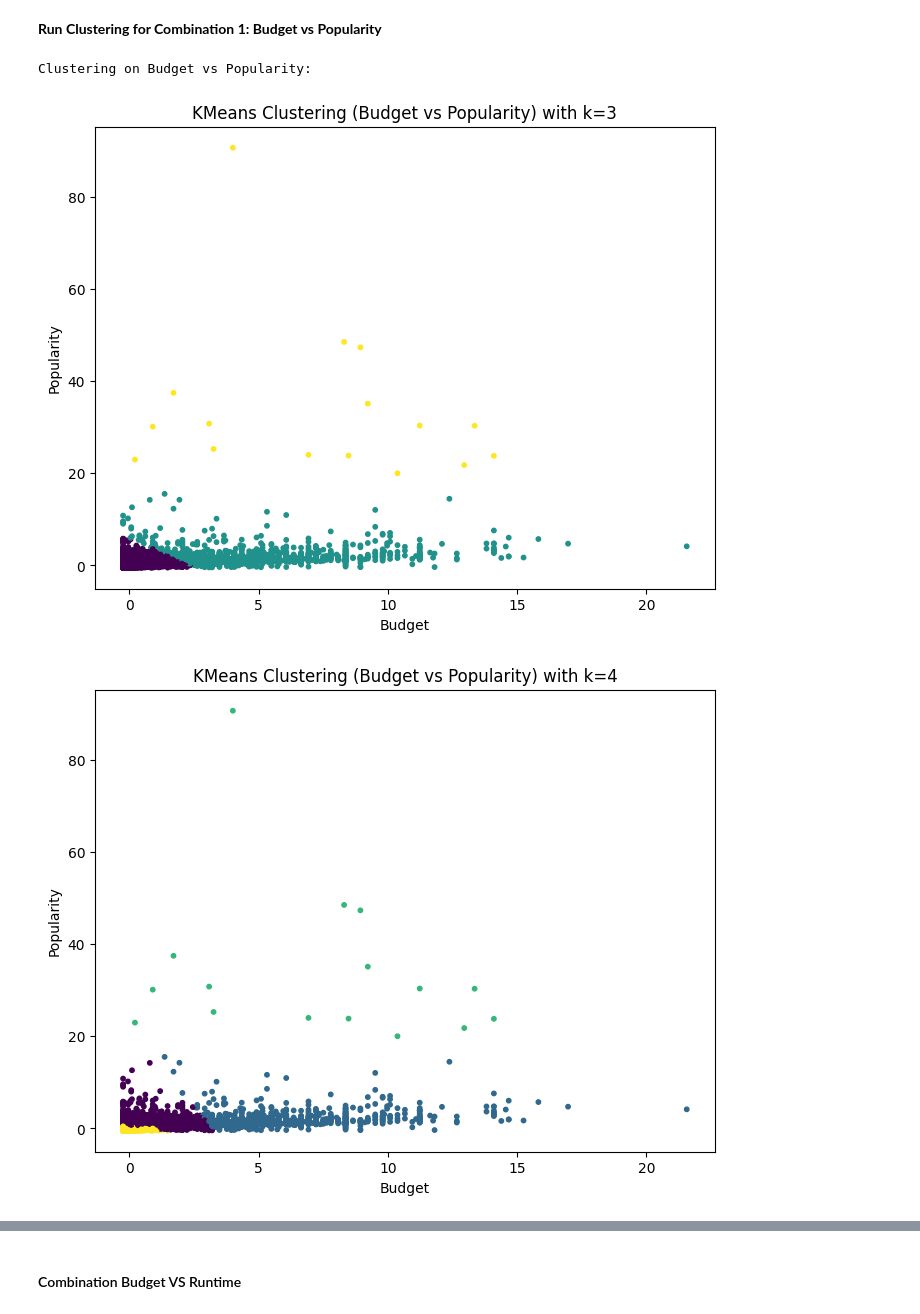
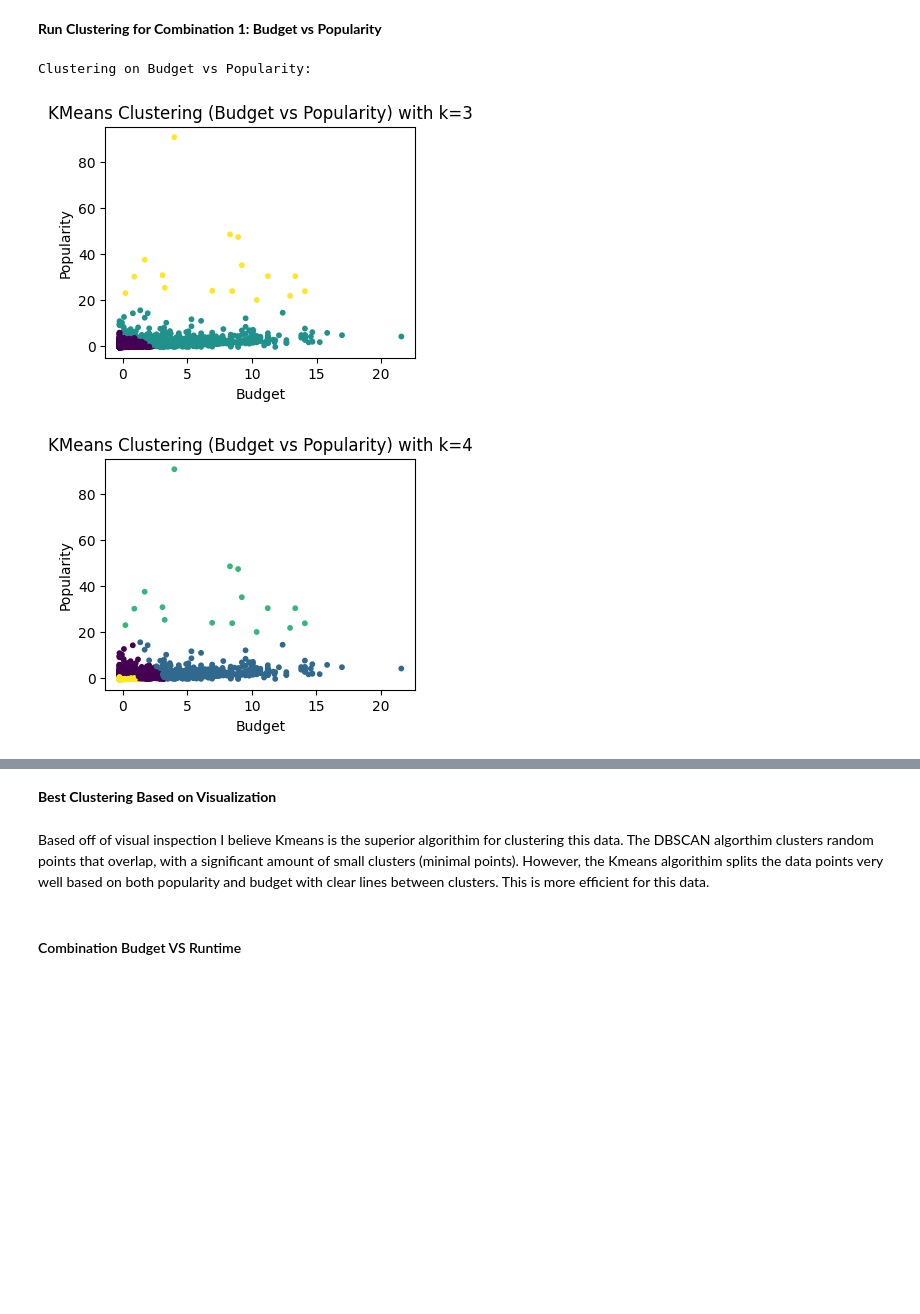
Before and after one commit to maddierioux/CSI4142_A4, a Jupyter notebook: Studies.ipynb, the cells around one changed output, grey strips where cells are left out. Saved outputs shown, nothing was run; the diff lists cells and outputs as text; code cells hidden in the pictures; blank space fills up the shorter version.

```diff
--- a/Studies.ipynb
+++ b/Studies.ipynb
@@ -599,15 +624,15 @@ def find_optimal_k_manual(data, combo_name, max_k=10):
 
 ## Running K means using optimal k value as determined before
 
-def run_kmeans_with_optimal_k(data, combo_name):
-    optimal_k = find_optimal_k_manual(data, combo_name)
-    kmeans = KMeans(n_clusters=optimal_k, random_state=42, n_init=10)
-    clusters = kmeans.fit_predict(data)
+def run_kmeans_with_optimal_k(data, combo_name, k_values):
+    for k in k_values:
+        kmeans = KMeans(n_clusters=k, random_state=42, n_init=10)
+        clusters = kmeans.fit_predict(data)
 
-    # Plot results
-    plt.figure(figsize=(8, 6))
-    plt.scatter(data[:, 0], data[:, 1], c=clusters, cmap='viridis', s=10)
-    plt.title(f'KMeans Clustering ({combo_name}) with k={optimal_k}')
-    plt.xlabel(combo_name.split(" vs ")[0])
-    plt.ylabel(combo_name.split(" vs ")[1])
-    plt.show()
+        # Plot results
+        plt.figure(figsize=(4, 3))
+        plt.scatter(data[:, 0], data[:, 1], c=clusters, cmap='viridis', s=10)
+        plt.title(f'KMeans Clustering ({combo_name}) with k={k}')
+        plt.xlabel(combo_name.split(" vs ")[0])
+        plt.ylabel(combo_name.split(" vs ")[1])
+        plt.show()
@@ -620,12 +647,14 @@ def run_dbscan(data, combo_name, eps_values, min_samples_values):
             clusters = dbscan.fit_predict(data)
 
             # Plot results
-            plt.figure(figsize=(8, 6))
+            plt.figure(figsize=(4, 3))
             plt.scatter(data[:, 0], data[:, 1], c=clusters, cmap='viridis', s=10)
             plt.title(f'DBSCAN Clustering ({combo_name}) with eps={eps}, min_samples={min_samples}')
             plt.xlabel(combo_name.split(" vs ")[0])
             plt.ylabel(combo_name.split(" vs ")[1])
             plt.show()
+# %%
+scaler = StandardScaler()
 # %% [markdown]
 #### Combination Budget VS Popularity
 # %%
@@ -644,12 +673,12 @@ As we can see the optimal # of clusters occurs right around 4. We will use 3, 4,
 # %%
 print('Clustering on Budget vs Popularity:')
 k_values = [3,4,5]
 eps_values = [0.3, 0.5]
 min_samples_values = [5, 10]
 
-run_kmeans(combo1_scaled, 'Budget vs Popularity', k_values)
+run_kmeans_with_optimal_k(combo1_scaled, 'Budget vs Popularity', k_values)
 run_dbscan(combo1_scaled, 'Budget vs Popularity', eps_values, min_samples_values)
 # %% [output]
 Clustering on Budget vs Popularity:
-[figure, old version]
+[figure, new version]
-[figure, old version]
+[figure, new version]
@@ -661,3 +690,7 @@ Clustering on Budget vs Popularity:
+# %% [markdown]
+**Best Clustering Based on Visualization**
+# %% [markdown]
+Based off of visual inspection I believe Kmeans is the superior algorithim for clustering this data. The DBSCAN algorthim clusters random points that overlap, with a significant amount of small clusters (minimal points). However, the Kmeans algorithim splits the data points very well based on both popularity and budget with clear lines between clusters. This is more efficient for this data.
 # %% [markdown]
 #### Combination Budget VS Runtime
 # %%
```
Also changed, not shown: parts of 25 cells of this notebook.
